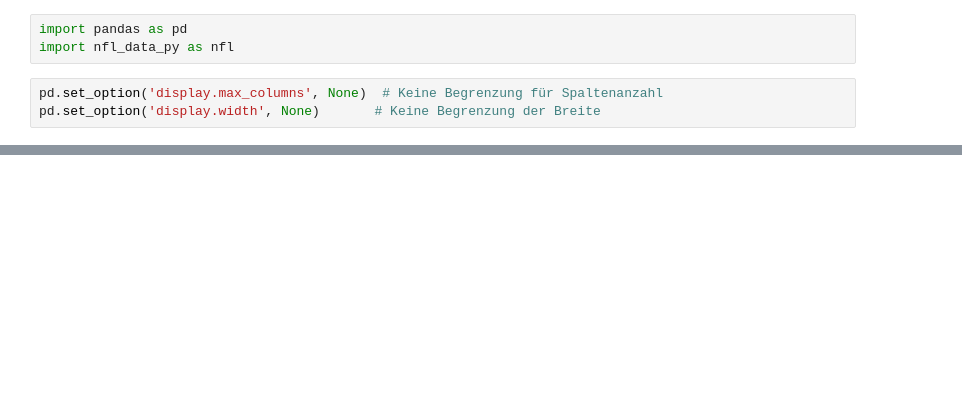
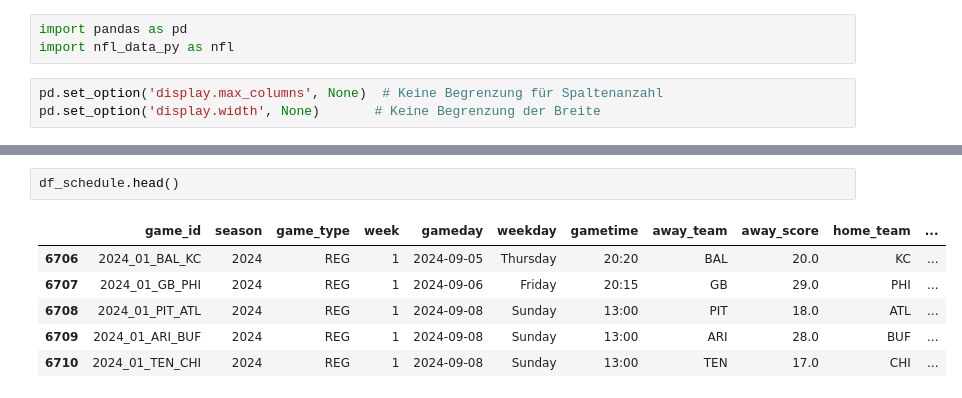
Before and after one commit to Joel-Arenz/ff_data_science, a Jupyter notebook: src/test.ipynb, the cells around one changed output, grey strips where cells are left out. Saved outputs shown, nothing was run; the diff lists cells and outputs as text; blank space fills up the shorter version.

```diff
--- a/src/test.ipynb
+++ b/src/test.ipynb
@@ -50,0 +148,9 @@ memory usage: 13.5 MB
+# %%
+df_schedule.head()
+# %% [output]
+|  | game_id | season | game_type | week | gameday | weekday | gametime | away_team | away_score | home_team | ... |
+| 6706 | 2024_01_BAL_KC | 2024 | REG | 1 | 2024-09-05 | Thursday | 20:20 | BAL | 20.0 | KC | ... |
+| 6707 | 2024_01_GB_PHI | 2024 | REG | 1 | 2024-09-06 | Friday | 20:15 | GB | 29.0 | PHI | ... |
+| 6708 | 2024_01_PIT_ATL | 2024 | REG | 1 | 2024-09-08 | Sunday | 13:00 | PIT | 18.0 | ATL | ... |
+| 6709 | 2024_01_ARI_BUF | 2024 | REG | 1 | 2024-09-08 | Sunday | 13:00 | ARI | 28.0 | BUF | ... |
+| 6710 | 2024_01_TEN_CHI | 2024 | REG | 1 | 2024-09-08 | Sunday | 13:00 | TEN | 17.0 | CHI | ... |
```
Also changed, not shown: parts of 7 cells of this notebook, 5 other files.
